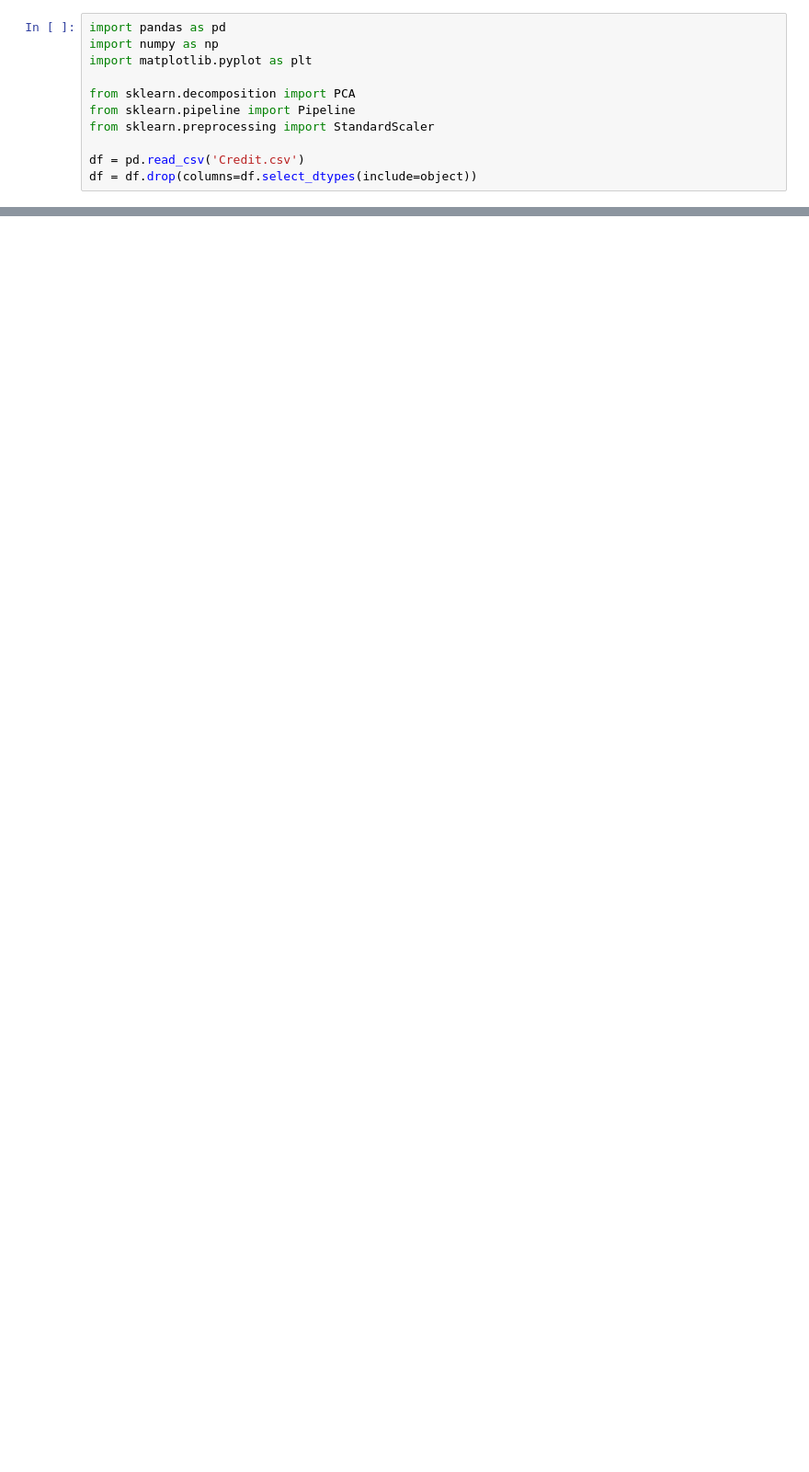
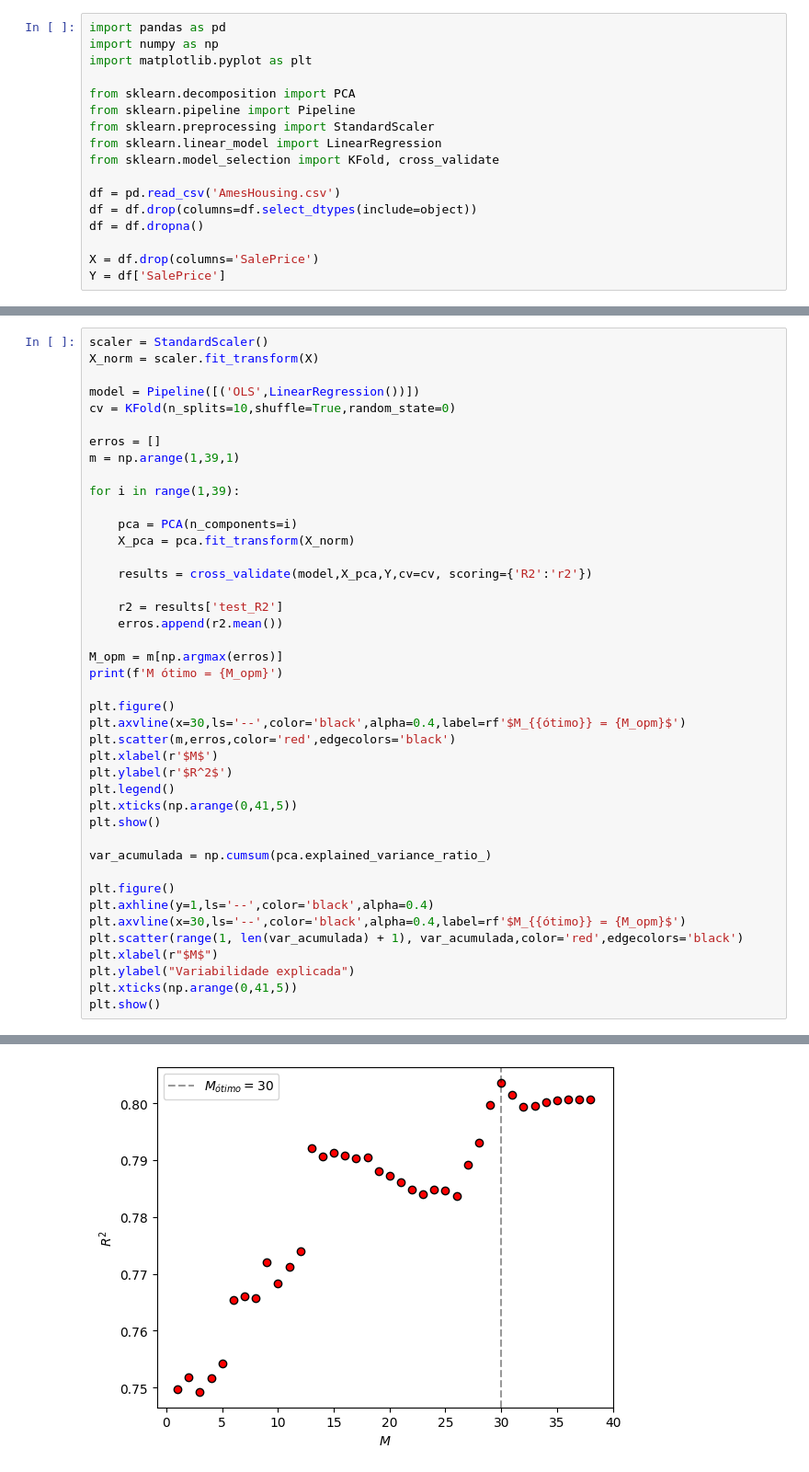
Before and after one commit to andrefsr/Estudos-em-Data-Science, a Jupyter notebook: 7 - Redução de Dimensionalidade/pca.ipynb, the cells around one changed output, grey strips where cells are left out. Shown at 92% size. Drawn from its saved outputs; the diff is of its cells as text; blank space fills up the shorter version.

```diff
--- a/7 - Redução de Dimensionalidade/pca.ipynb
+++ b/7 - Redução de Dimensionalidade/pca.ipynb
@@ -6,6 +6,12 @@ import matplotlib.pyplot as plt
 from sklearn.decomposition import PCA
 from sklearn.pipeline import Pipeline
 from sklearn.preprocessing import StandardScaler
+from sklearn.linear_model import LinearRegression
+from sklearn.model_selection import KFold, cross_validate
 
-df = pd.read_csv('Credit.csv')
+df = pd.read_csv('AmesHousing.csv')
 df = df.drop(columns=df.select_dtypes(include=object))
+df = df.dropna()
+
+X = df.drop(columns='SalePrice')
+Y = df['SalePrice']
@@ -45,0 +18,43 @@ Variância acumulada:
+# %%
+scaler = StandardScaler()
+X_norm = scaler.fit_transform(X)
+
+model = Pipeline([('OLS',LinearRegression())])
+cv = KFold(n_splits=10,shuffle=True,random_state=0)
+
+erros = []
+m = np.arange(1,39,1)
+
+for i in range(1,39):
+
+    pca = PCA(n_components=i)
+    X_pca = pca.fit_transform(X_norm)
+
+    results = cross_validate(model,X_pca,Y,cv=cv, scoring={'R2':'r2'})
+
+    r2 = results['test_R2']
+    erros.append(r2.mean())
+
+M_opm = m[np.argmax(erros)]
+print(f'M ótimo = {M_opm}')
+
+plt.figure()
+plt.axvline(x=30,ls='--',color='black',alpha=0.4,label=rf'$M_{{ótimo}} = {M_opm}$')
+plt.scatter(m,erros,color='red',edgecolors='black')
+plt.xlabel(r'$M$')
+plt.ylabel(r'$R^2$')
+plt.legend()
+plt.xticks(np.arange(0,41,5))
+plt.show()
+
+var_acumulada = np.cumsum(pca.explained_variance_ratio_)
+
+plt.figure()
+plt.axhline(y=1,ls='--',color='black',alpha=0.4)
+plt.axvline(x=30,ls='--',color='black',alpha=0.4,label=rf'$M_{{ótimo}} = {M_opm}$')
+plt.scatter(range(1, len(var_acumulada) + 1), var_acumulada,color='red',edgecolors='black')
+plt.xlabel(r"$M$")
+plt.ylabel("Variabilidade explicada")
+plt.xticks(np.arange(0,41,5))
+plt.show()
+# %% [output]
@@ -45,0 +62 @@ Variância acumulada:
+[figure, added]
```
Also changed, not shown: parts of 3 cells of this notebook.
